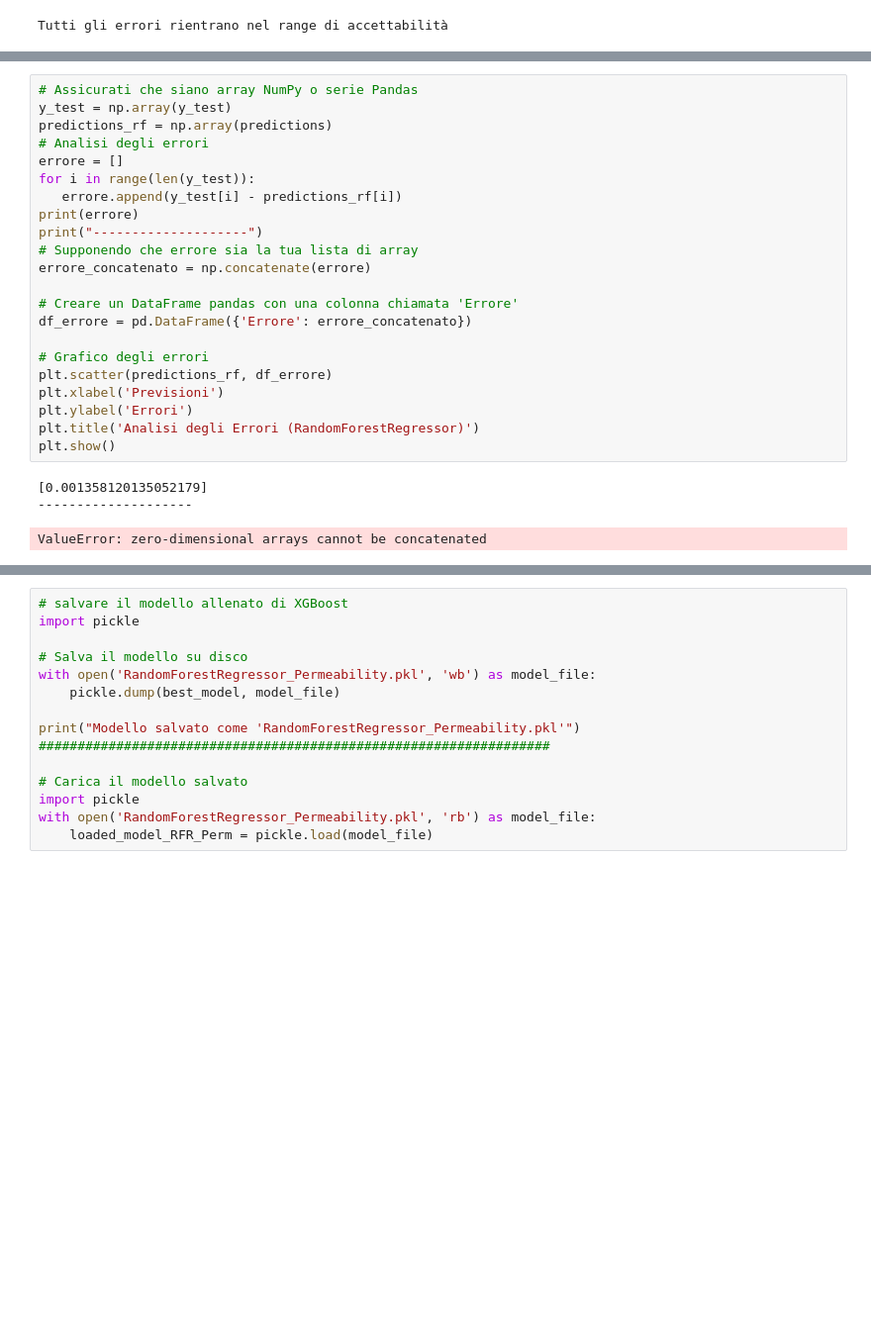
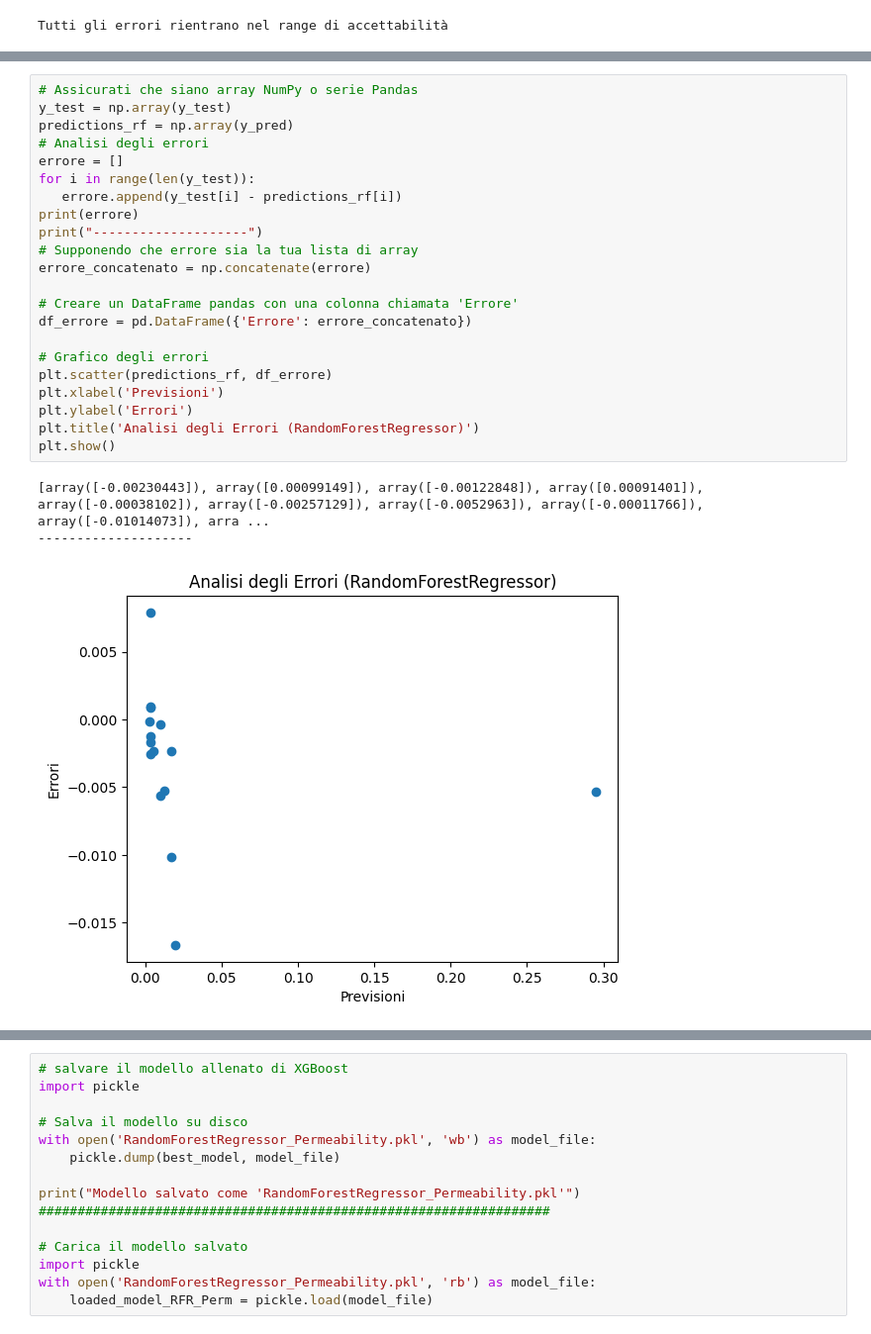
Before and after one commit to LorisMinetti/Permeability_Eval_AI, a Jupyter notebook: Notebook.ipynb, the cells around one changed output, grey strips where cells are left out. Shown: that part at 99% size. Cells and saved outputs as stored; diff of their text form; blank space fills up the shorter version.

```diff
--- a/Notebook.ipynb
+++ b/Notebook.ipynb
@@ -281,29 +287,29 @@ NameError: name 'best_model' is not defined
 # %%
 # Assicurati che siano array NumPy o serie Pandas
 y_test = np.array(y_test)
-predictions_rf = np.array(predictions)
+predictions_rf = np.array(y_pred)
 # Analisi degli errori
 errore = []
 for i in range(len(y_test)):
    errore.append(y_test[i] - predictions_rf[i])
 print(errore)
 print("--------------------")
 # Supponendo che errore sia la tua lista di array
 errore_concatenato = np.concatenate(errore)
 
 # Creare un DataFrame pandas con una colonna chiamata 'Errore'
 df_errore = pd.DataFrame({'Errore': errore_concatenato})
 
 # Grafico degli errori
 plt.scatter(predictions_rf, df_errore)
 plt.xlabel('Previsioni')
 plt.ylabel('Errori')
 plt.title('Analisi degli Errori (RandomForestRegressor)')
 plt.show()
 # %% [output]
-[0.001358120135052179]
+[array([-0.00230443]), array([0.00099149]), array([-0.00122848]), array([0.00091401]), array([-0.00038102]), array([-0.00257129]), array([-0.0052963]), array([-0.00011766]), array([-0.01014073]), arra ...
 --------------------
-ValueError: zero-dimensional arrays cannot be concatenated
+[figure, added]
 # %%
 #Codice che mi serve solo per controllare se l'allenamento procede correttamente.
 #Devo controllare che gli errori non si discostino troppo dai valori reali
```
Also changed, not shown: parts of 14 cells of this notebook.
